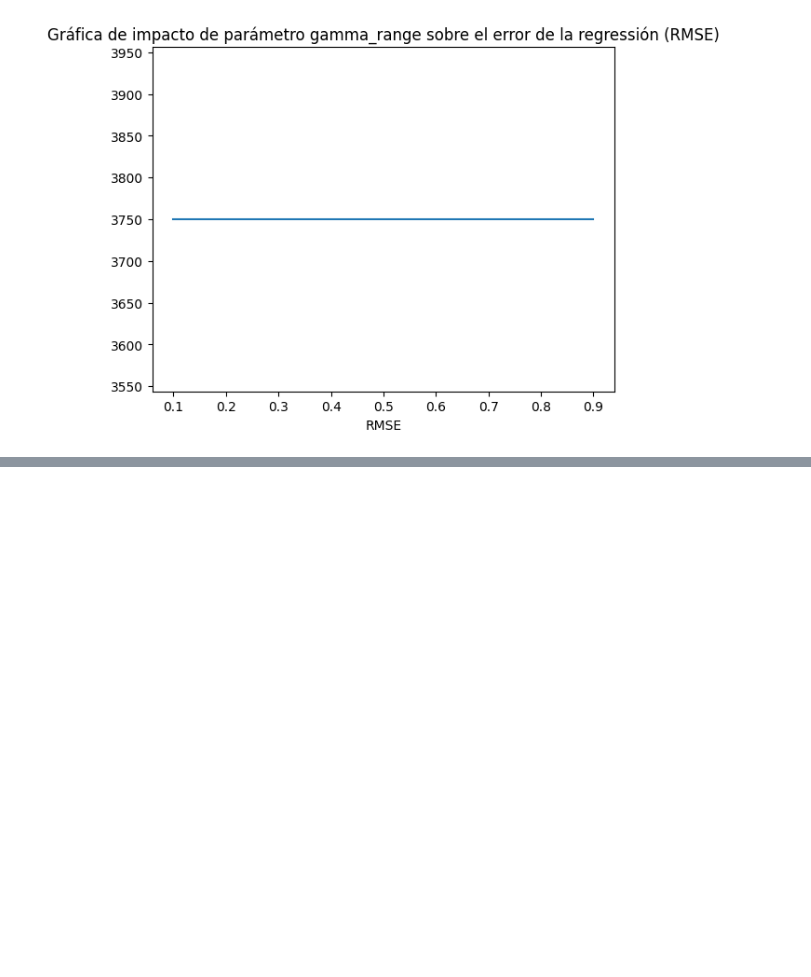
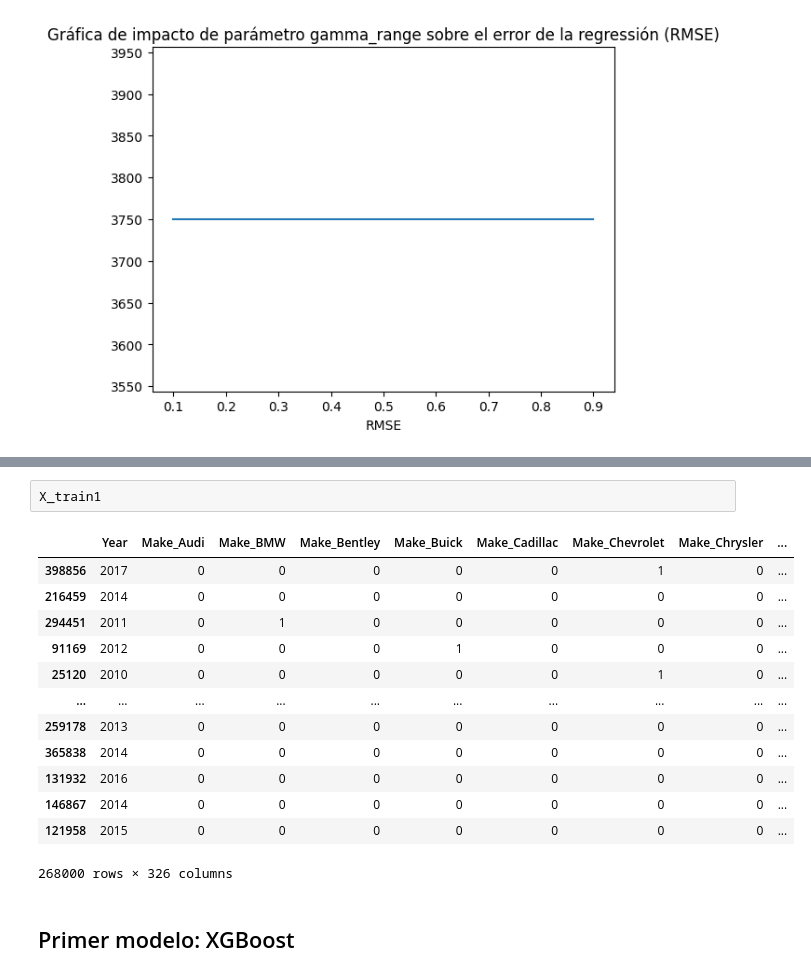
Before and after one commit to Raegar-dot/MIAD_NLP_2024, a Jupyter notebook: Semana 3/S3P1_proyecto1.ipynb, the cells around one changed output, grey strips where cells are left out. Drawn from its saved outputs; the diff is of its cells as text; blank space fills up the shorter version.

```diff
--- a/Semana 3/S3P1_proyecto1.ipynb
+++ b/Semana 3/S3P1_proyecto1.ipynb
@@ -638,0 +727,18 @@ Text(0.5, 0, 'RMSE')
+# %%
+X_train1
+# %% [output]
+|  | Year | Make_Audi | Make_BMW | Make_Bentley | Make_Buick | Make_Cadillac | Make_Chevrolet | Make_Chrysler | ... |
+| 398856 | 2017 | 0 | 0 | 0 | 0 | 0 | 1 | 0 | ... |
+| 216459 | 2014 | 0 | 0 | 0 | 0 | 0 | 0 | 0 | ... |
+| 294451 | 2011 | 0 | 1 | 0 | 0 | 0 | 0 | 0 | ... |
+| 91169 | 2012 | 0 | 0 | 0 | 1 | 0 | 0 | 0 | ... |
+| 25120 | 2010 | 0 | 0 | 0 | 0 | 0 | 1 | 0 | ... |
+| ... | ... | ... | ... | ... | ... | ... | ... | ... | ... |
+| 259178 | 2013 | 0 | 0 | 0 | 0 | 0 | 0 | 0 | ... |
+| 365838 | 2014 | 0 | 0 | 0 | 0 | 0 | 0 | 0 | ... |
+| 131932 | 2016 | 0 | 0 | 0 | 0 | 0 | 0 | 0 | ... |
+| 146867 | 2014 | 0 | 0 | 0 | 0 | 0 | 0 | 0 | ... |
+| 121958 | 2015 | 0 | 0 | 0 | 0 | 0 | 0 | 0 | ... |
+268000 rows × 326 columns
+# %% [markdown]
+## Primer modelo: XGBoost
```
Also changed, not shown: parts of 23 cells of this notebook.
